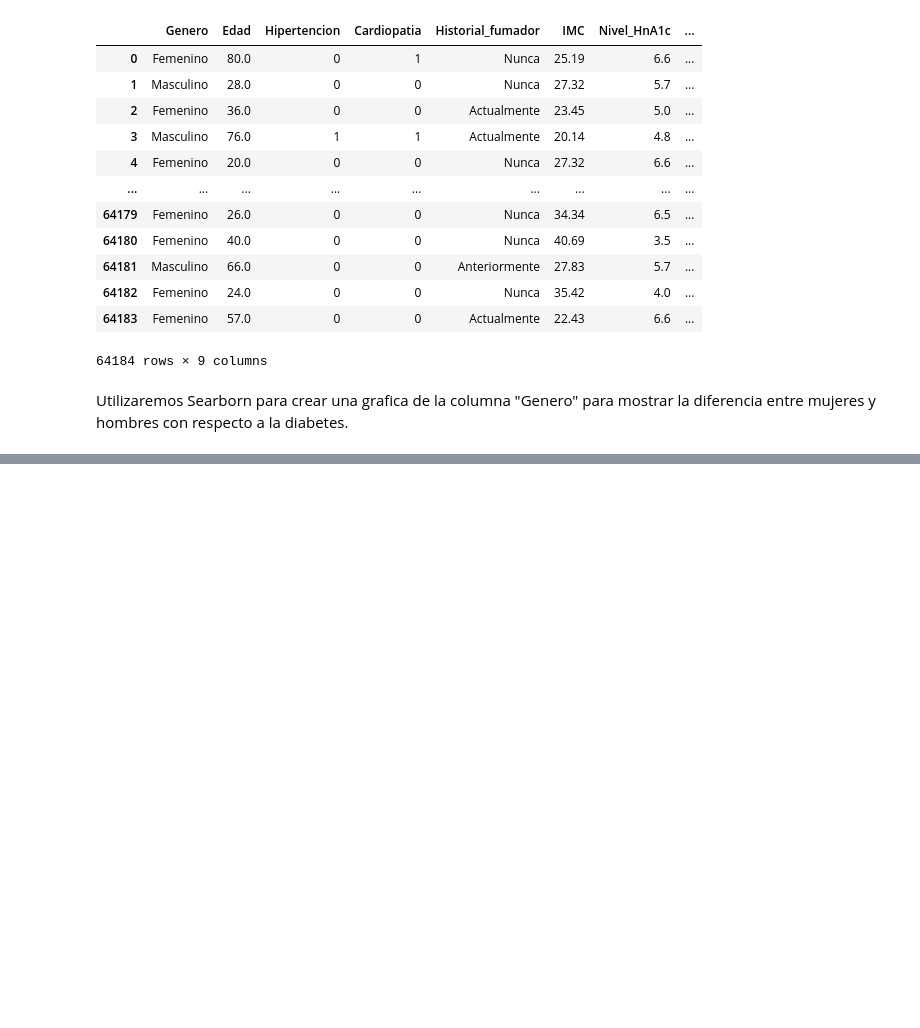
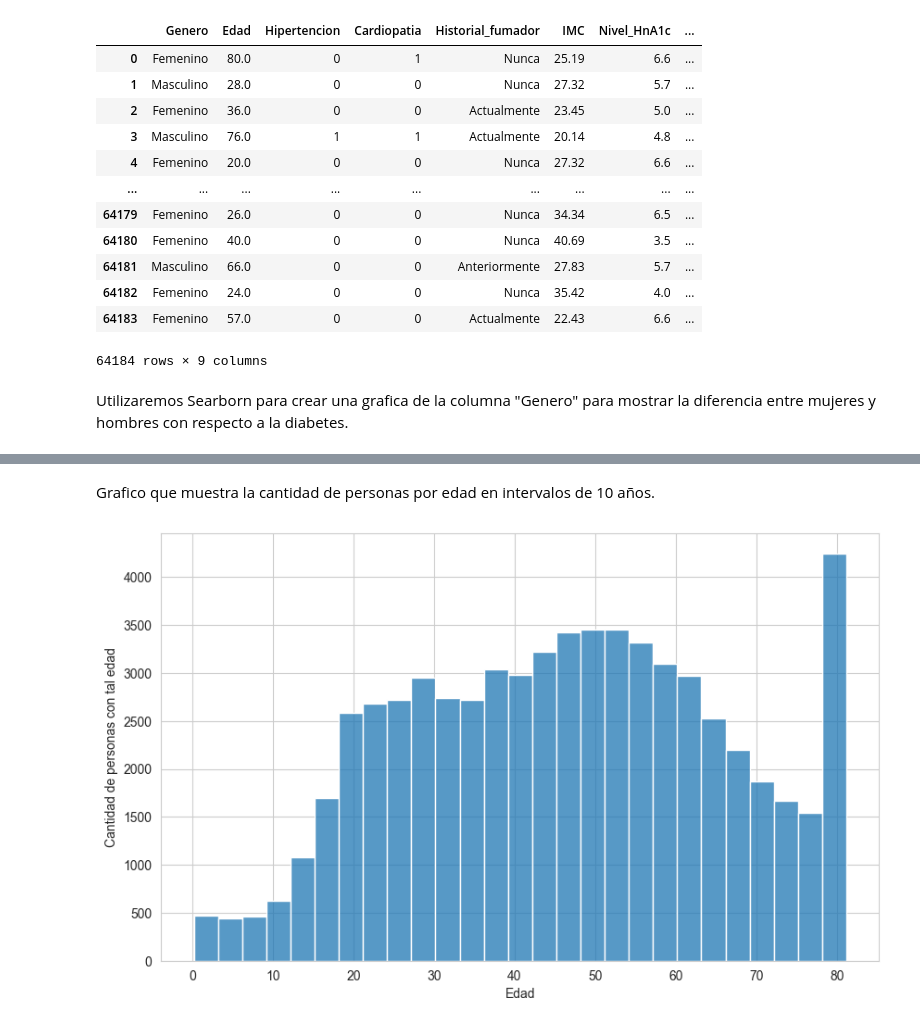
Before and after one commit to jaavieersit/ProyetoIntegrador, a Jupyter notebook: dataset/codigo.ipynb, the cells around one changed output, grey strips where cells are left out. Cells and saved outputs as stored; diff of their text form; code cells hidden in the pictures; blank space fills up the shorter version.

```diff
--- a/dataset/codigo.ipynb
+++ b/dataset/codigo.ipynb
@@ -106,0 +127,9 @@ plt.figure(figsize=(10, 10))
+# %% [markdown]
+Grafico que muestra la cantidad de personas por edad en intervalos de 10 años.
+# %%
+plt.figure(figsize=(10, 6))
+sns.histplot(x = "Edad", binwidth = 3,  kde_kws = {'bw_adjust': 0.5}, data=df)
+plt.ylabel("Cantidad de personas con tal edad")
+plt.show()
+# %% [output]
+[figure, added]
```
Also changed, not shown: parts of 5 cells of this notebook.
